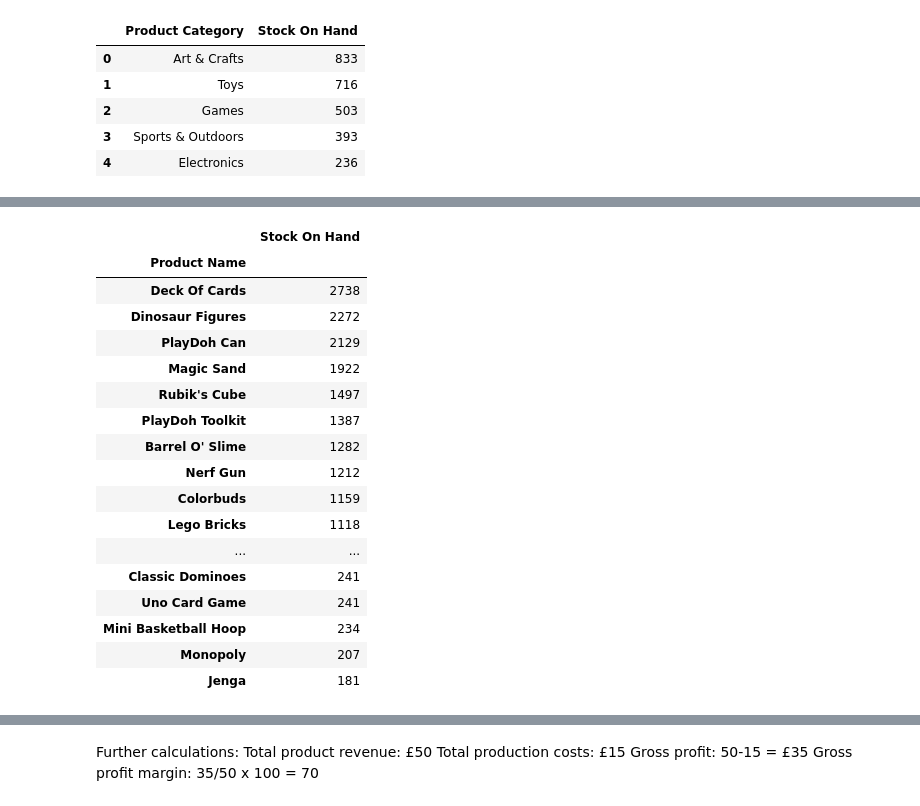
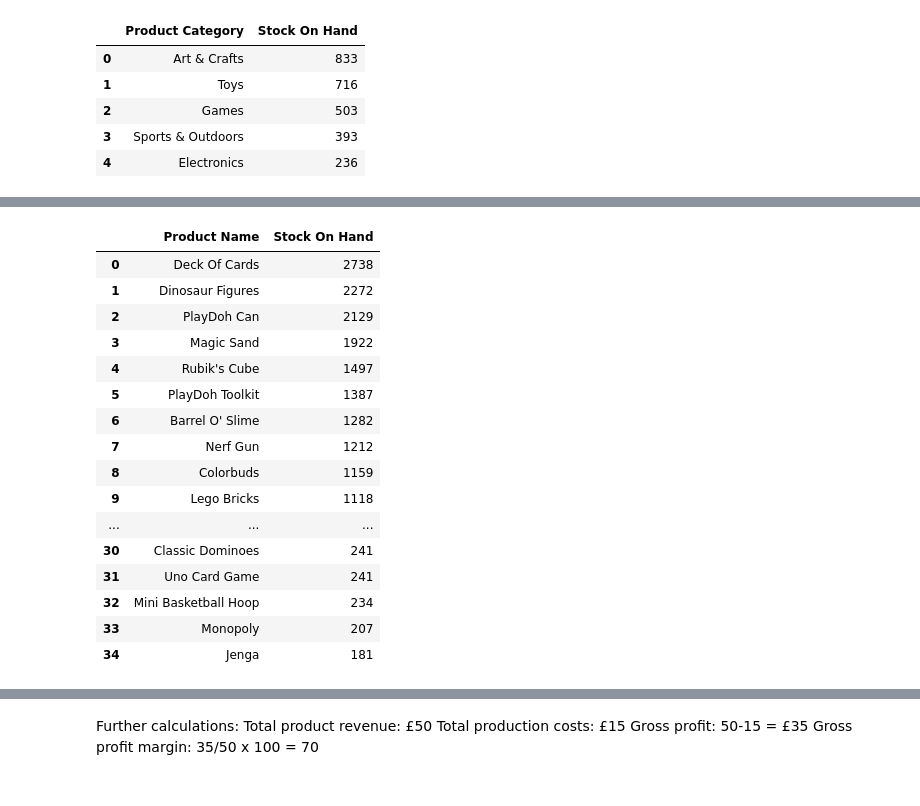
Before and after one commit to Lunczer93/Python_Project_2_Mexico_Toy_Sales, a Jupyter notebook: Python Project 2 Mexico Toy Sales.ipynb, the cells around one changed output, grey strips where cells are left out. Cells and saved outputs as stored; diff of their text form; code cells hidden in the pictures.

```diff
--- a/Python Project 2 Mexico Toy Sales.ipynb
+++ b/Python Project 2 Mexico Toy Sales.ipynb
@@ -578,22 +669,22 @@ Top3ProductCategory.loc['Hermosillo']
 # %%
-n=dfMergedLeftStoredAndProductToInventory.groupby(['Product Name'])['Stock On Hand'].agg("sum").to_frame()
-n.sort_values(by='Stock On Hand', ascending=False)
+StockOnHandByProductName=dfMergedLeftStoredAndProductToInventory.groupby(['Product Name'])['Stock On Hand'].agg("sum").to_frame()
+StockOnHandByProductNameSorted = StockOnHandByProductName.sort_values(by='Stock On Hand', ascending=False).reset_index()
+StockOnHandByProductNameSorted
 # %% [output]
-|  | Stock On Hand |
-| Product Name |  |
-| Deck Of Cards | 2738 |
-| Dinosaur Figures | 2272 |
-| PlayDoh Can | 2129 |
-| Magic Sand | 1922 |
-| Rubik's Cube | 1497 |
-| PlayDoh Toolkit | 1387 |
-| Barrel O' Slime | 1282 |
-| Nerf Gun | 1212 |
-| Colorbuds | 1159 |
-| Lego Bricks | 1118 |
-| ... | ... |
-| Classic Dominoes | 241 |
-| Uno Card Game | 241 |
-| Mini Basketball Hoop | 234 |
-| Monopoly | 207 |
-| Jenga | 181 |
+|  | Product Name | Stock On Hand |
+| 0 | Deck Of Cards | 2738 |
+| 1 | Dinosaur Figures | 2272 |
+| 2 | PlayDoh Can | 2129 |
+| 3 | Magic Sand | 1922 |
+| 4 | Rubik's Cube | 1497 |
+| 5 | PlayDoh Toolkit | 1387 |
+| 6 | Barrel O' Slime | 1282 |
+| 7 | Nerf Gun | 1212 |
+| 8 | Colorbuds | 1159 |
+| 9 | Lego Bricks | 1118 |
+| ... | ... | ... |
+| 30 | Classic Dominoes | 241 |
+| 31 | Uno Card Game | 241 |
+| 32 | Mini Basketball Hoop | 234 |
+| 33 | Monopoly | 207 |
+| 34 | Jenga | 181 |
```
Also changed, not shown: parts of 22 cells of this notebook.
